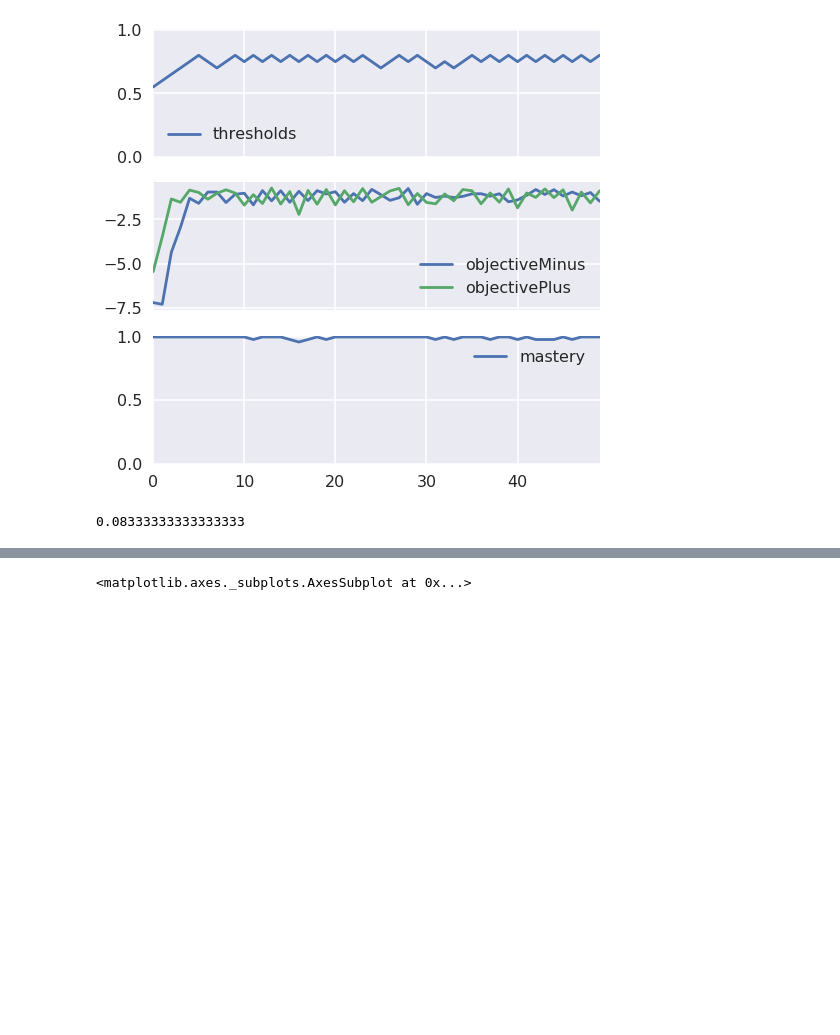
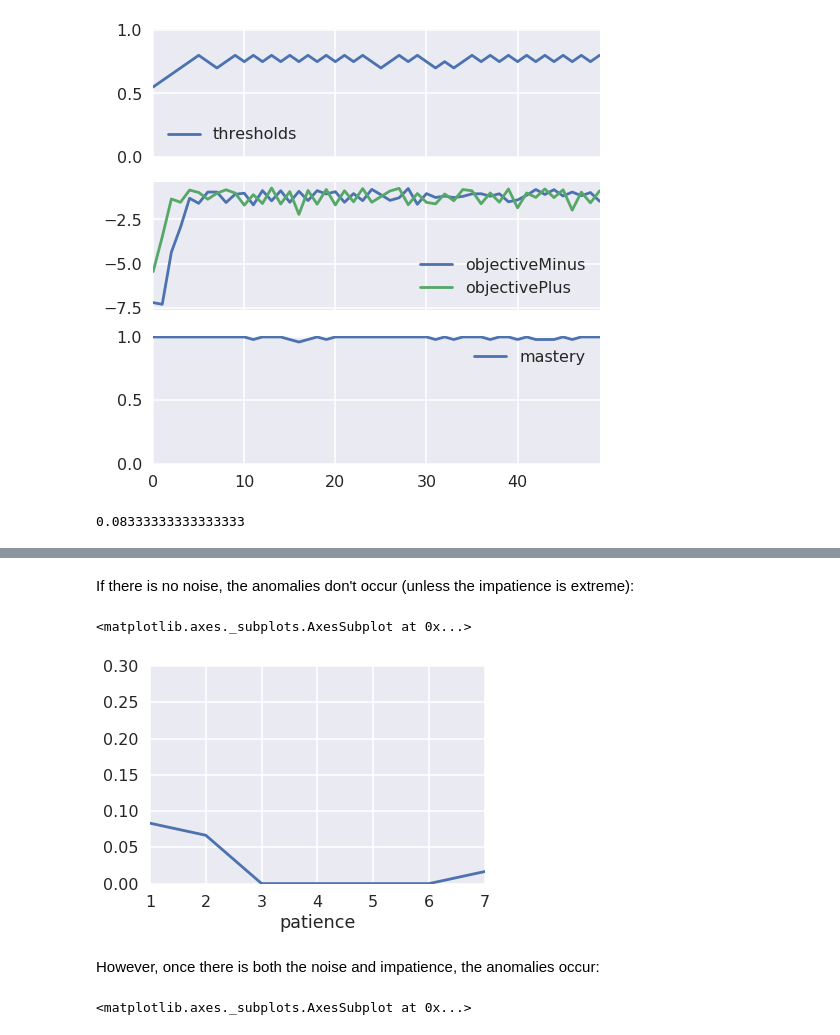
Before and after one commit to effa/iv109, a Jupyter notebook: 2018-05-17.ipynb, the cells around one changed output, grey strips where cells are left out. Saved outputs shown, nothing was run; the diff lists cells and outputs as text; code cells hidden in the pictures; blank space fills up the shorter version.

```diff
--- a/2018-05-17.ipynb
+++ b/2018-05-17.ipynb
@@ -63,3 +80,22 @@ evaluate_system(
+# %% [markdown]
+If there is no noise, the anomalies don't occur (unless the impatience is extreme):
+# %%
+patiences = list(range(1, 8))
+results = [
+    evaluate_system(
+        n_iters_system=200,
+        n_students=100,
+        patience=patience,
+        noise=0,
+        proxy_objective=proxy_objective_effective_tasks)
+    for patience in patiences]
+df = pd.DataFrame({'patience': patiences, 'result': results})
+df.set_index('patience').result.plot(ylim=(0,0.3))
+# %% [output]
+<matplotlib.axes._subplots.AxesSubplot at 0x...>
+[figure, added]
+# %% [markdown]
+However, once there is both the noise and impatience, the anomalies occur:
 # %%
 noises = np.linspace(0, 0.25, 10)
 results = [
```
Also changed, not shown: parts of 4 cells of this notebook.
